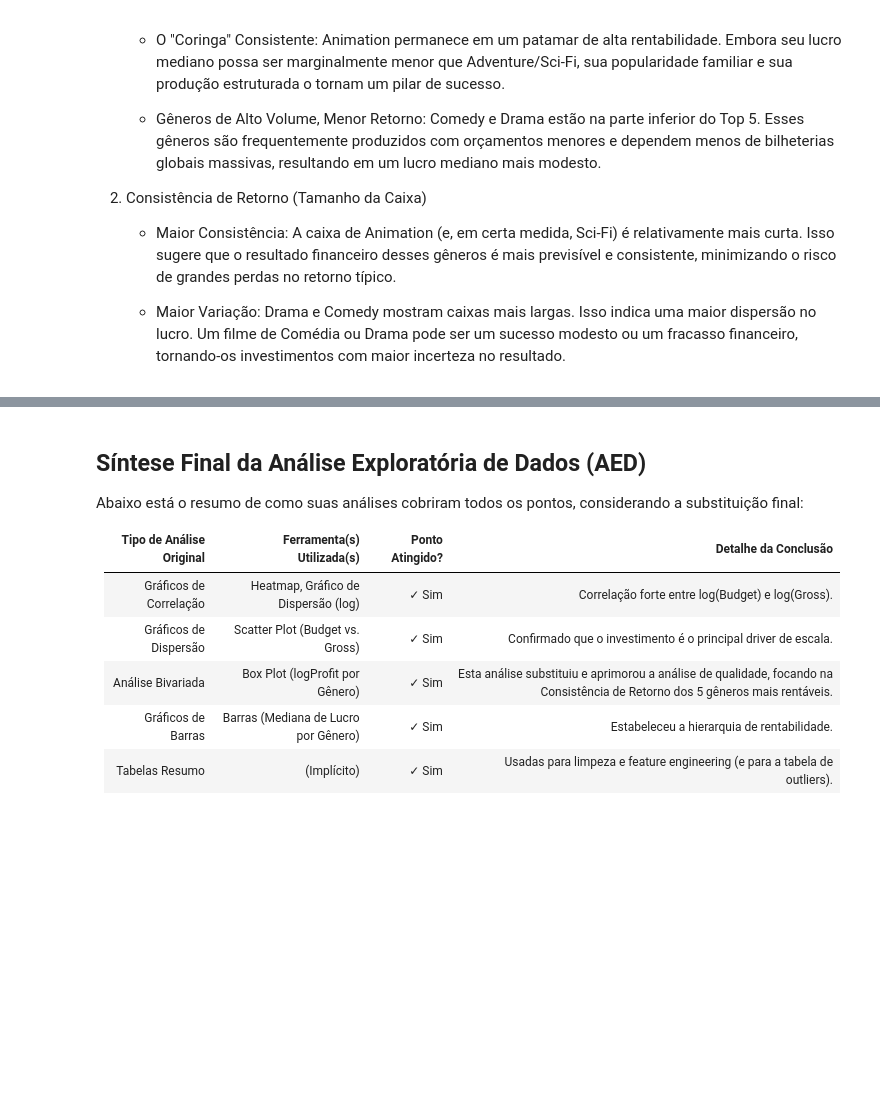
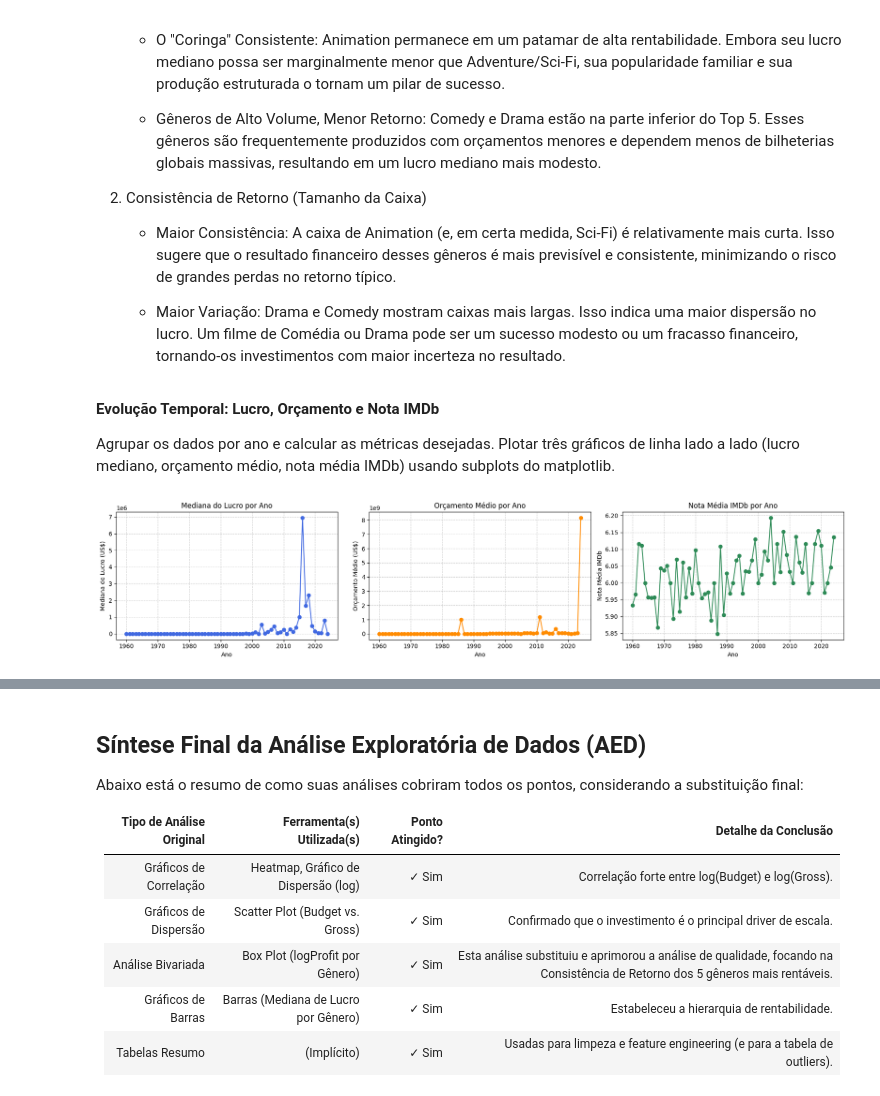
Before and after one commit to dlepinski/Projeto-Extensionista-Big-Data, a Jupyter notebook: app.ipynb, the cells around one changed output, grey strips where cells are left out. Cells and saved outputs as stored; diff of their text form; code cells hidden in the pictures; blank space fills up the shorter version.

Commit message:
inclusão do grafico de linhas e limpeza do código

```diff
--- a/app.ipynb
+++ b/app.ipynb
@@ -125,8 +156,6 @@ memory usage: 364.5+ KB
 **Limpeza e Conversão de Colunas Financeiras**
 Remove caracteres especiais ($, , e espaços) e converte as colunas para o tipo numérico (float).
 # %%
-import numpy as np
-# Lista de colunas financeiras a serem limpas
 financial_cols = [
     'budget', 'gross_world_wide', 'gross_us_canada', 'gross_opening_weekend'
 ]
@@ -134,15 +163,15 @@ financial_cols = [
 print("--- Limpeza e Conversão de Colunas Financeiras ---")
 
 for col in financial_cols:
-    # 1. Tentar remover caracteres não-numéricos (se houver, baseado no que o pandas leu como 'object')
-    if filmes_df[col].dtype == 'object': # verifica se o tipo de dado é 'object' (string)
-        # Remove símbolos de dólar e vírgulas o regex r'[$,]' corresponde a '$' ou ','
-        filmes_df[col] = filmes_df[col].astype(str).str.replace(r'[$,]', '', regex=True)
-
-    # 2. Converter para float. O parâmetro errors='coerce' transforma valores
-    #    que não podem ser convertidos (como strings vazias ou '-') em NaN.
-    filmes_df[col] = pd.to_numeric(filmes_df[col], errors='coerce')
-    print(f"Coluna '{col}' convertida para tipo: {filmes_df[col].dtype}")
+    if col in filmes_df.columns:
+        # 1. Tentar remover caracteres não-numéricos (se houver, baseado no que o pandas leu como 'object')
+        if filmes_df[col].dtype == 'object':
+            filmes_df[col] = filmes_df[col].astype(str).str.replace(r'[$,]', '', regex=True)
+        # 2. Converter para float
+        filmes_df[col] = pd.to_numeric(filmes_df[col], errors='coerce')
+        print(f"Coluna '{col}' convertida para tipo: {filmes_df[col].dtype}")
+    else:
+        print(f"Aviso: Coluna '{col}' não encontrada no DataFrame e será ignorada.")
 # %% [output]
 --- Limpeza e Conversão de Colunas Financeiras ---
 Coluna 'budget' convertida para tipo: float64
@@ -731,3 +736,44 @@ O gráfico demonstra claramente o perfil de risco e retorno das produções de m
     - Maior Consistência: A caixa de Animation (e, em certa medida, Sci-Fi) é relativamente mais curta. Isso sugere que o resultado financeiro desses gêneros é mais previsível e consistente, minimizando o risco de grandes perdas no retorno típico.
 
    -  Maior Variação: Drama e Comedy mostram caixas mais largas. Isso indica uma maior dispersão no lucro. Um filme de Comédia ou Drama pode ser um sucesso modesto ou um fracasso financeiro, tornando-os investimentos com maior incerteza no resultado.
+# %% [markdown]
+**Evolução Temporal: Lucro, Orçamento e Nota IMDb**
+
+Agrupar os dados por ano e calcular as métricas desejadas.
+Plotar três gráficos de linha lado a lado (lucro mediano, orçamento médio, nota média IMDb) usando subplots do matplotlib.
+# %%
+# Agrupamento dos dados por ano para as três métricas
+lucro_ano = filmes_df.groupby('year')['profit'].median()
+orcamento_ano = filmes_df.groupby('year')['budget'].mean()
+nota_ano = filmes_df.groupby('year')['rating_imdb'].mean()
+
+import matplotlib.pyplot as plt
+
+# Criação dos subplots lado a lado
+fig, axs = plt.subplots(1, 3, figsize=(18, 4), sharex=True)
+
+# Gráfico 1: Evolução da Mediana do Lucro
+axs[0].plot(lucro_ano.index, lucro_ano.values, marker='o', color='royalblue')
+axs[0].set_title('Mediana do Lucro por Ano')
+axs[0].set_xlabel('Ano')
+axs[0].set_ylabel('Mediana do Lucro (US$)')
+axs[0].grid(True, linestyle='--', alpha=0.6)
+
+# Gráfico 2: Evolução do Orçamento Médio
+axs[1].plot(orcamento_ano.index, orcamento_ano.values, marker='o', color='darkorange')
+axs[1].set_title('Orçamento Médio por Ano')
+axs[1].set_xlabel('Ano')
+axs[1].set_ylabel('Orçamento Médio (US$)')
+axs[1].grid(True, linestyle='--', alpha=0.6)
+
+# Gráfico 3: Evolução da Nota Média IMDb
+axs[2].plot(nota_ano.index, nota_ano.values, marker='o', color='seagreen')
+axs[2].set_title('Nota Média IMDb por Ano')
+axs[2].set_xlabel('Ano')
+axs[2].set_ylabel('Nota Média IMDb')
+axs[2].grid(True, linestyle='--', alpha=0.6)
+
+plt.tight_layout()
+plt.show()
+# %% [output]
+[figure, added]
```
Also changed, not shown: parts of 18 cells of this notebook.
